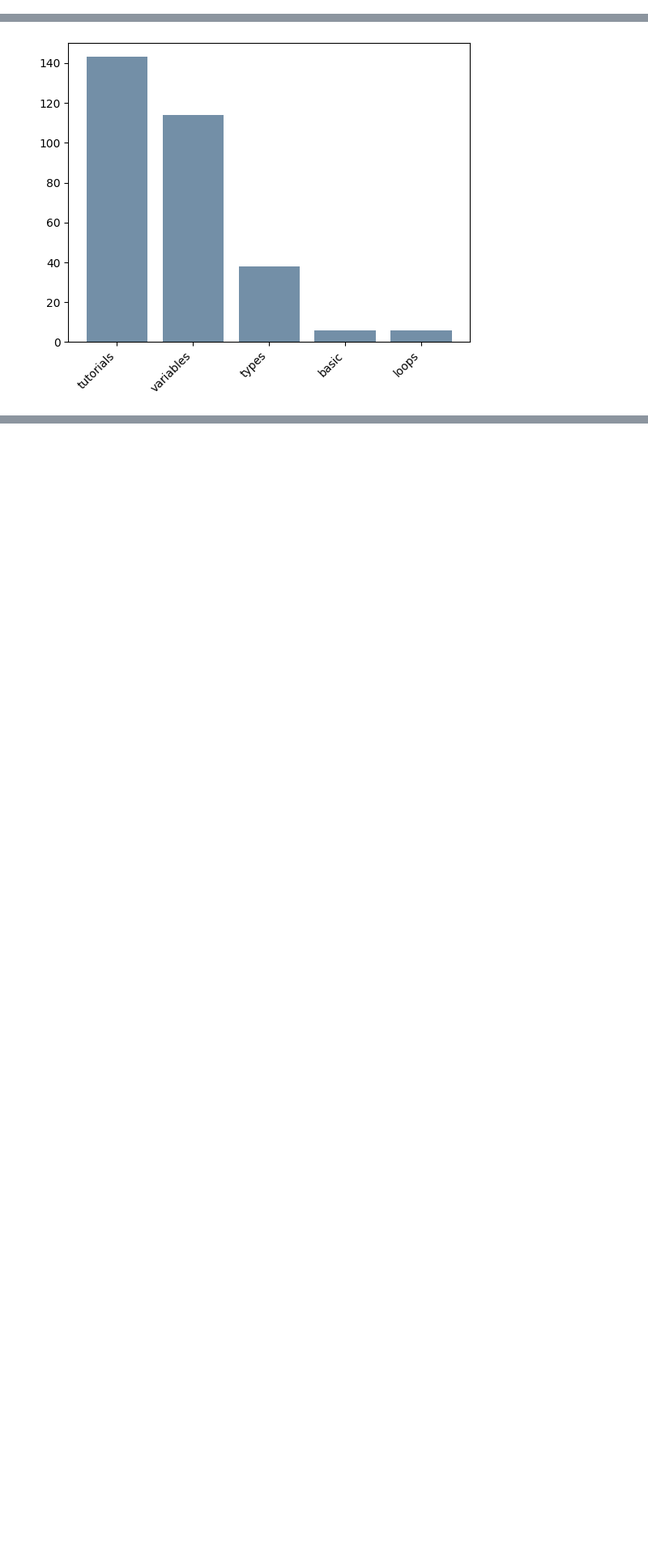
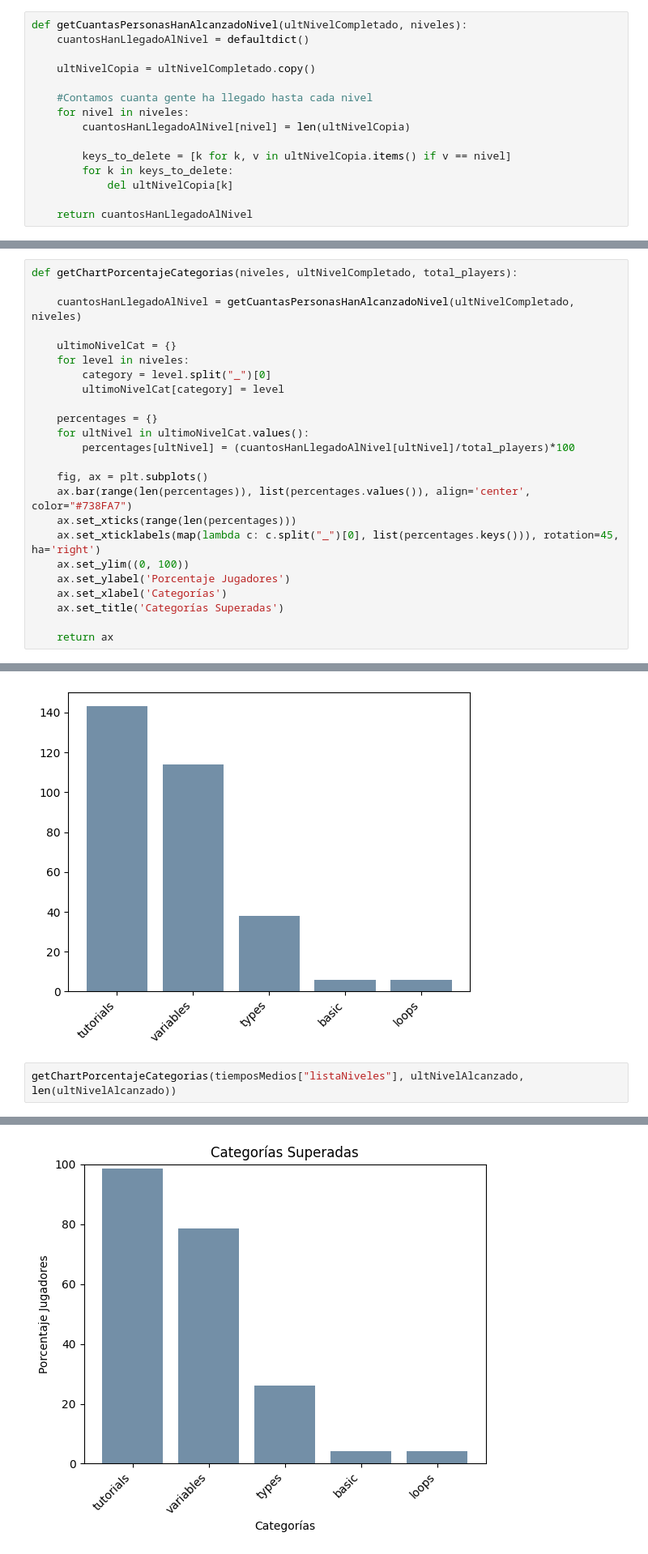
Before and after one commit to angelhort/TFG_Articoding_22-23, a Jupyter notebook: main.ipynb, the cells around one changed output, grey strips where cells are left out. Shown at 81% size. Saved outputs shown, nothing was run; the diff lists cells and outputs as text; blank space fills up the shorter version.

```diff
--- a/main.ipynb
+++ b/main.ipynb
@@ -235,5 +235,20 @@ def create_boxplots(data_dict):
     ax.tick_params(axis='x', labelrotation=45)
 
     return boxplots
+# %%
+def getCuantasPersonasHanAlcanzadoNivel(ultNivelCompletado, niveles):
+    cuantosHanLlegadoAlNivel = defaultdict()
+
+    ultNivelCopia = ultNivelCompletado.copy()
+
+    #Contamos cuanta gente ha llegado hasta cada nivel
+    for nivel in niveles:
+        cuantosHanLlegadoAlNivel[nivel] = len(ultNivelCopia)
+
+        keys_to_delete = [k for k, v in ultNivelCopia.items() if v == nivel]
+        for k in keys_to_delete:
+            del ultNivelCopia[k]
+
+    return cuantosHanLlegadoAlNivel
 # %%
 def generateChartNivelesAlcanzados(niveles, ultNivelCompletado):
@@ -272,6 +277,30 @@ def generateChartNivelesAlcanzados(niveles, ultNivelCompletado):
     ax.set_xticklabels(last_levels.keys(), rotation=45, ha='right')
 
     plt.show()
+# %%
+def getChartPorcentajeCategorias(niveles, ultNivelCompletado, total_players):
+
+    cuantosHanLlegadoAlNivel = getCuantasPersonasHanAlcanzadoNivel(ultNivelCompletado, niveles)
+
+    ultimoNivelCat = {}
+    for level in niveles:
+        category = level.split("_")[0]
+        ultimoNivelCat[category] = level
+
+    percentages = {}
+    for ultNivel in ultimoNivelCat.values():
+        percentages[ultNivel] = (cuantosHanLlegadoAlNivel[ultNivel]/total_players)*100
+
+    fig, ax = plt.subplots()
+    ax.bar(range(len(percentages)), list(percentages.values()), align='center', color="#738FA7")
+    ax.set_xticks(range(len(percentages)))
+    ax.set_xticklabels(map(lambda c: c.split("_")[0], list(percentages.keys())), rotation=45, ha='right')
+    ax.set_ylim((0, 100))
+    ax.set_ylabel('Porcentaje Jugadores')
+    ax.set_xlabel('Categorías')
+    ax.set_title('Categorías Superadas')
+
+    return ax
 # %%
 pd.options.display.max_columns = None
 pd.set_option('display.max_colwidth', None)
@@ -310,3 +339,6 @@ intentosList = extraerArray(intentosMedios_Individual["intentosIndividual"])
 generateChartNivelesAlcanzados(tiemposMedios["listaNiveles"], ultNivelAlcanzado)
 # %% [output]
 [figure]
+# %%
+getChartPorcentajeCategorias(tiemposMedios["listaNiveles"], ultNivelAlcanzado, len(ultNivelAlcanzado))
+# %% [output]
@@ -313,3 +346,4 @@ generateChartNivelesAlcanzados(tiemposMedios["listaNiveles"], ultNivelAlcanzado)
+[figure, added]
 # %%
 boxplotsIntentos = create_boxplots(intentosList)
 # %% [output]
```
Also changed, not shown: parts of 3 cells of this notebook.
